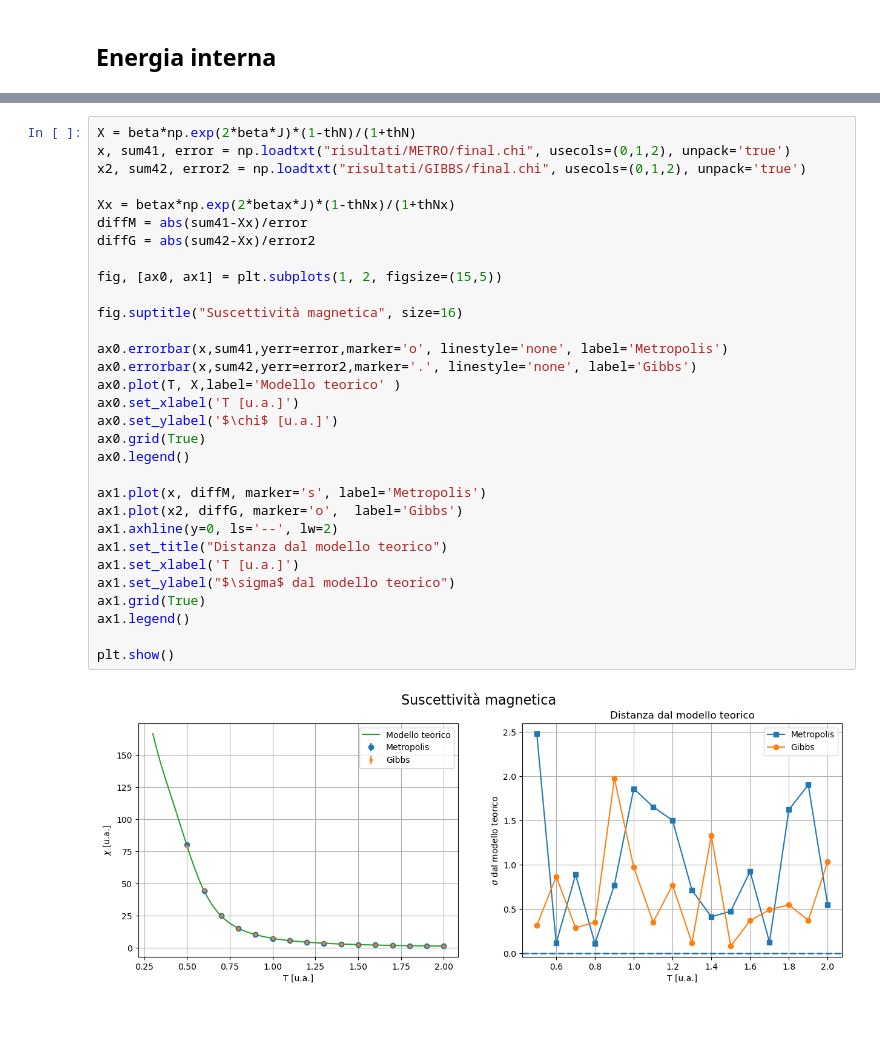
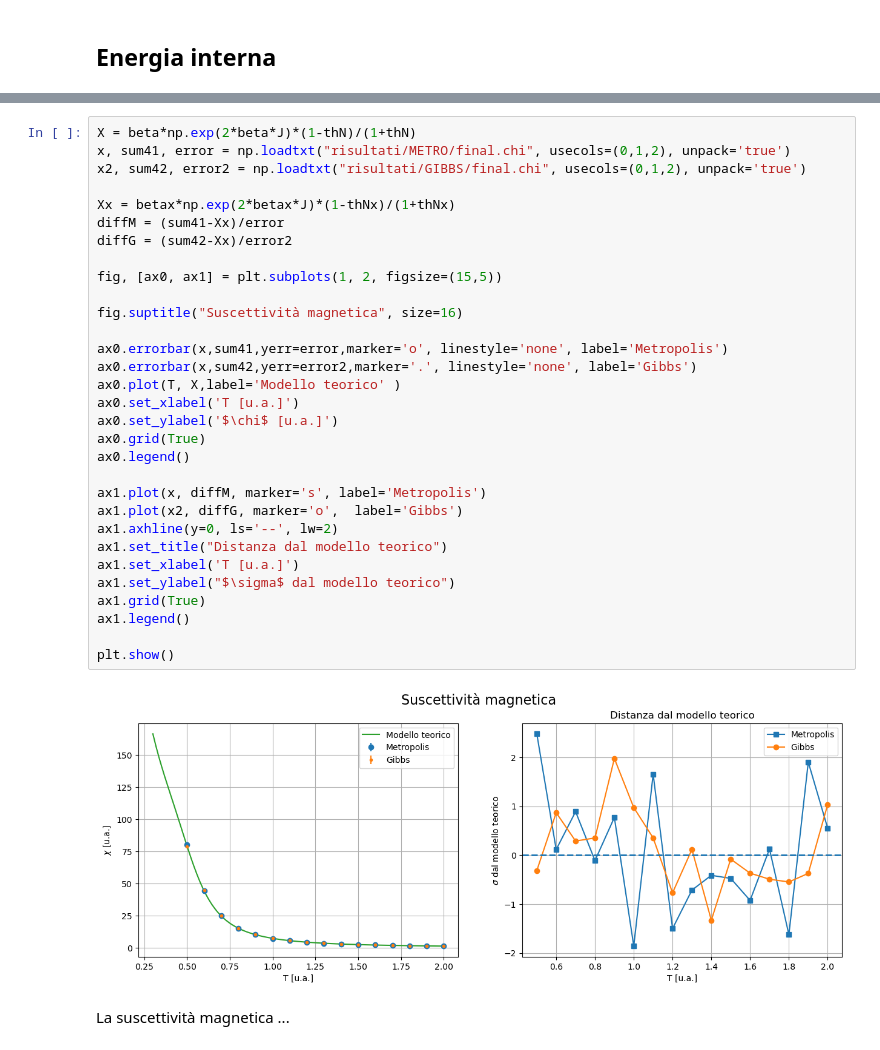
Before and after one commit to paolo-magnani/Esercizi_LSN, a Jupyter notebook: Es06/Paolo_Magnani_Esercitazione_6.ipynb, the cells around one changed output, grey strips where cells are left out. Saved outputs shown, nothing was run; the diff lists cells and outputs as text; blank space fills up the shorter version.

```diff
--- a/Es06/Paolo_Magnani_Esercitazione_6.ipynb
+++ b/Es06/Paolo_Magnani_Esercitazione_6.ipynb
@@ -91,36 +99,38 @@ plt.show()
 # %%
 X = beta*np.exp(2*beta*J)*(1-thN)/(1+thN)
 x, sum41, error = np.loadtxt("risultati/METRO/final.chi", usecols=(0,1,2), unpack='true')
 x2, sum42, error2 = np.loadtxt("risultati/GIBBS/final.chi", usecols=(0,1,2), unpack='true')
 
 Xx = betax*np.exp(2*betax*J)*(1-thNx)/(1+thNx)
-diffM = abs(sum41-Xx)/error
-diffG = abs(sum42-Xx)/error2
+diffM = (sum41-Xx)/error
+diffG = (sum42-Xx)/error2
 
 fig, [ax0, ax1] = plt.subplots(1, 2, figsize=(15,5))
 
 fig.suptitle("Suscettività magnetica", size=16)
 
 ax0.errorbar(x,sum41,yerr=error,marker='o', linestyle='none', label='Metropolis')
 ax0.errorbar(x,sum42,yerr=error2,marker='.', linestyle='none', label='Gibbs')
 ax0.plot(T, X,label='Modello teorico' )
 ax0.set_xlabel('T [u.a.]')
 ax0.set_ylabel('$\chi$ [u.a.]')
 ax0.grid(True)
 ax0.legend()
 
 ax1.plot(x, diffM, marker='s', label='Metropolis')
 ax1.plot(x2, diffG, marker='o',  label='Gibbs')
 ax1.axhline(y=0, ls='--', lw=2)
 ax1.set_title("Distanza dal modello teorico")
 ax1.set_xlabel('T [u.a.]')
 ax1.set_ylabel("$\sigma$ dal modello teorico")
 ax1.grid(True)
 ax1.legend()
 
 plt.show()
 # %% [output]
-[figure, old version]
+[figure, new version]
+# %% [markdown]
+La suscettività magnetica  ...
 # %%
 h=0.02 #external field
 b = 1/T
```
Also changed, not shown: parts of 8 cells of this notebook, 15 other files.
